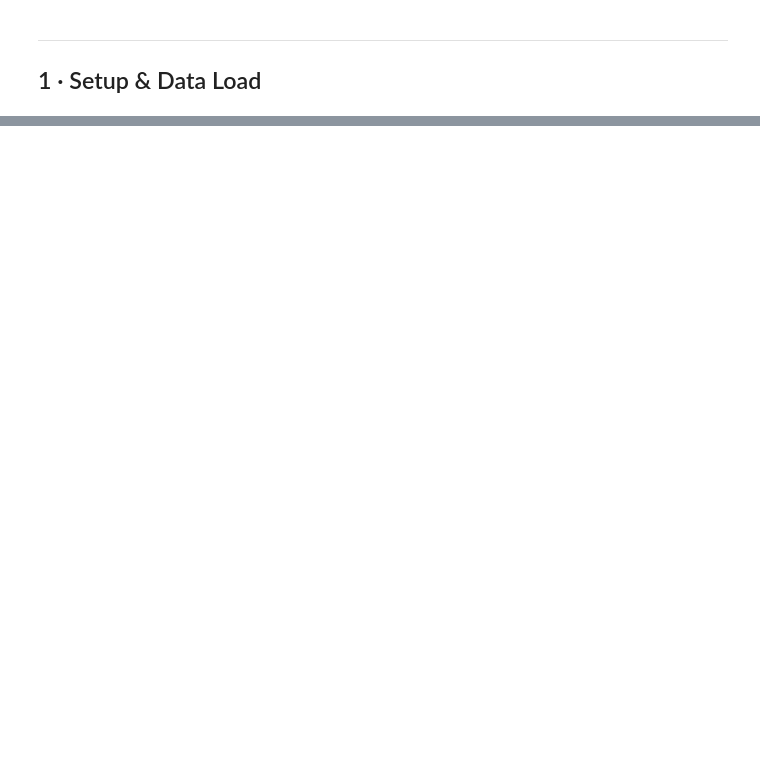
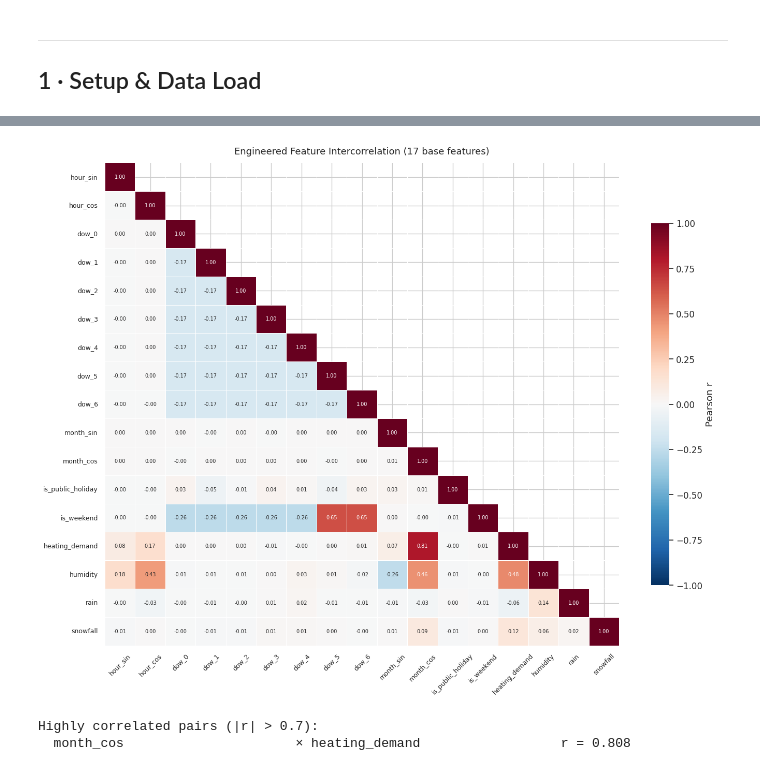
Before and after one commit to jamess005/Energy-Demand-Forecast, a Jupyter notebook: notebooks/02_feature_engineering.ipynb, the cells around one changed output, grey strips where cells are left out. Cells and saved outputs as stored; diff of their text form; code cells hidden in the pictures; blank space fills up the shorter version.

```diff
--- a/notebooks/02_feature_engineering.ipynb
+++ b/notebooks/02_feature_engineering.ipynb
@@ -1345,0 +305,32 @@ FINAL_SET (30 features) — ready for TFT training:
+# %%
+# ── Engineered feature pairwise correlation heatmap ───────────────────────────
+eng_corr = eval_df[ENG_FEATURES].corr()
+
+fig, ax = plt.subplots(figsize=(14, 11))
+mask = np.triu(np.ones_like(eng_corr, dtype=bool), k=1)
+sns.heatmap(
+    eng_corr, mask=mask, annot=True, fmt='.2f', cmap='RdBu_r',
+    center=0, vmin=-1, vmax=1, linewidths=0.5, ax=ax,
+    annot_kws={'size': 7},
+    cbar_kws={'shrink': 0.75, 'label': 'Pearson r'}
+)
+ax.set_title('Engineered Feature Intercorrelation (17 base features)', fontsize=13, pad=12)
+ax.tick_params(axis='x', labelsize=9, rotation=45)
+ax.tick_params(axis='y', labelsize=9, rotation=0)
+plt.tight_layout()
+plt.show()
+
+print('Highly correlated pairs (|r| > 0.7):')
+found = False
+for i in range(len(ENG_FEATURES)):
+    for j in range(i+1, len(ENG_FEATURES)):
+        r = float(eng_corr.to_numpy()[i, j])
+        if abs(r) > 0.7:
+            print(f'  {ENG_FEATURES[i]:30s} × {ENG_FEATURES[j]:30s}  r = {r:.3f}')
+            found = True
+if not found:
+    print('  None above threshold.')
+# %% [output]
+[figure, added]
+Highly correlated pairs (|r| > 0.7):
+  month_cos                      × heating_demand                  r = 0.808
```
Also changed, not shown: parts of 53 cells of this notebook, 16 other files.
